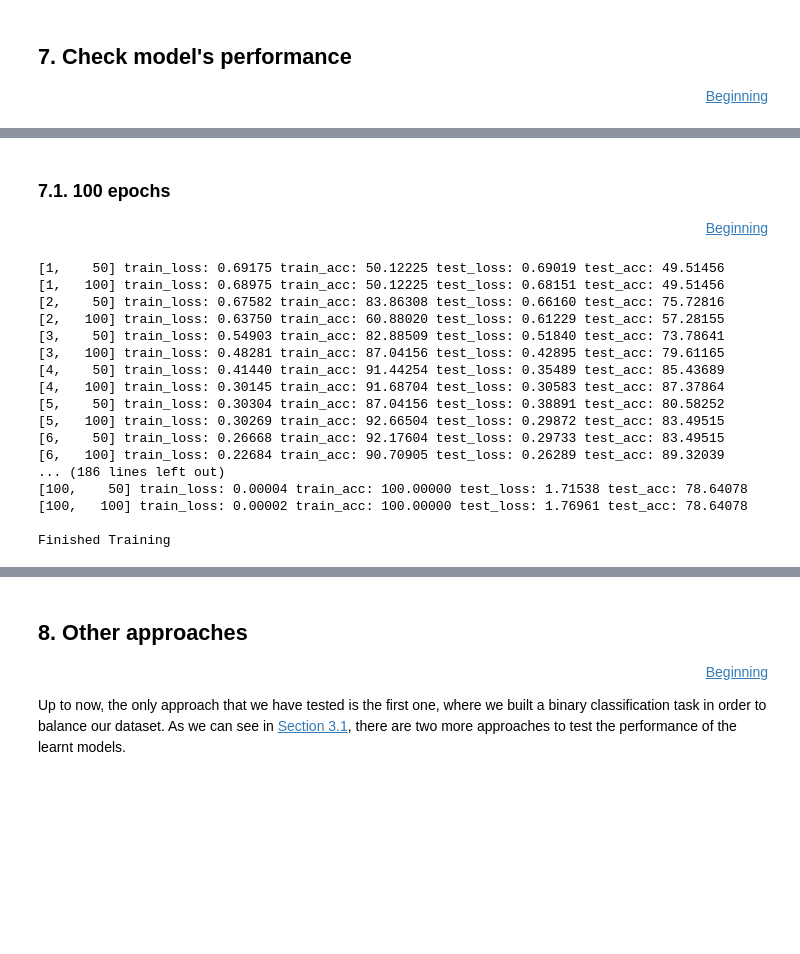
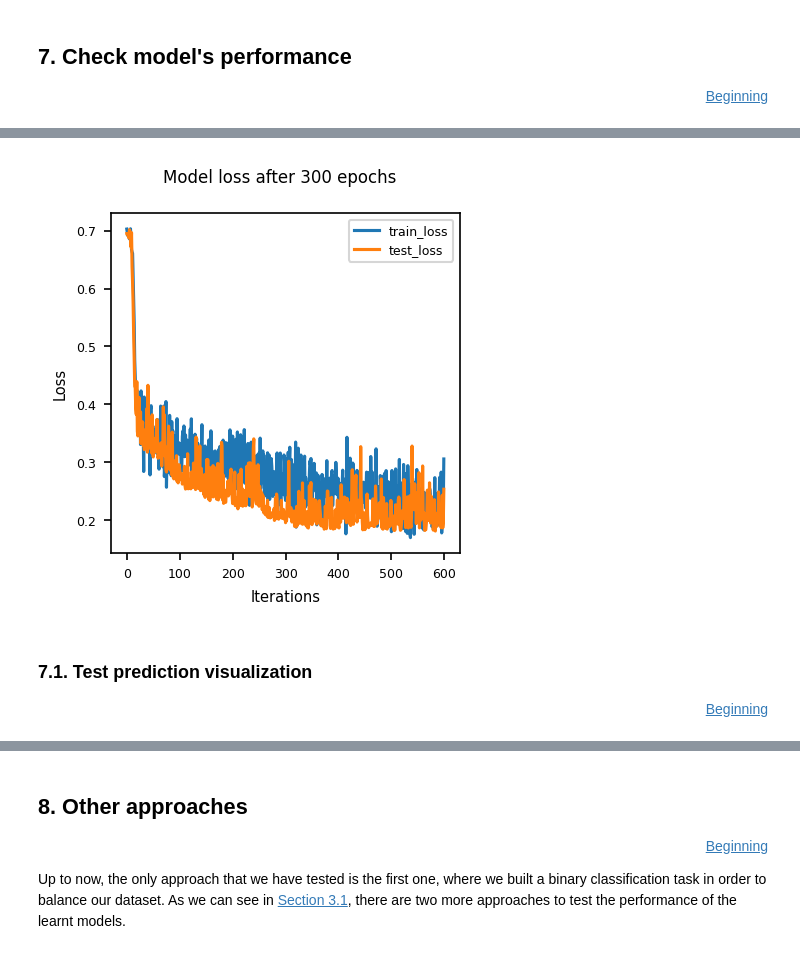
Before and after one commit to Xabilahu/Adversarial-Example-on-2D-Cellular-Automata, a Jupyter notebook: Adversarial_Examples_on_2D_CA.ipynb, the cells around one changed output, grey strips where cells are left out. Drawn from its saved outputs; the diff is of its cells as text; code cells hidden in the pictures; blank space fills up the shorter version.

```diff
--- a/Adversarial_Examples_on_2D_CA.ipynb
+++ b/Adversarial_Examples_on_2D_CA.ipynb
@@ -612,8 +614,8 @@ def train(train_data, test_data, model, epochs, loss_func, optimizer, device, pr
 
             running_loss += loss.item()
             if i % print_freq == print_freq - 1:    # print every 50 mini-batches
-                train_acc, _ = calculate_acc(train_data, model)
-                test_acc, test_loss = calculate_acc(test_data, model, loss_func=loss_func)
+                train_acc, _ = calculate_acc(train_data, model, device=device)
+                test_acc, test_loss = calculate_acc(test_data, model, loss_func=loss_func, device=device)
 
                 print('[%d, %5d] train_loss: %.5f train_acc: %.5f test_loss: %.5f test_acc: %.5f' %
                       (epoch + 1, i + 1, running_loss / 50, train_acc, test_loss, test_acc))
@@ -645,3 +647,11 @@ def train(train_data, test_data, model, epochs, loss_func, optimizer, device, pr
 <a id='section7'></a>
 ## 7. Check model's performance
 <p style="text-align:right;"><a href='#top'>Beginning</a></p>
+# %%
+net = ConvNet()
+criterion = nn.BCELoss()
+optimizer = optim.Adam(net.parameters(), lr=1e-4)
+device = torch.device("cuda:0" if torch.cuda.is_available() else "cpu")
+net = net.to(device)
+
+(train_losses, test_losses), (train_accuracies, test_accuracies) = train(train_dataloader, test_dataloader, net, 300, criterion, optimizer, device)
@@ -648,30 +676,16 @@ def train(train_data, test_data, model, epochs, loss_func, optimizer, device, pr
+# %%
+plt.figure(figsize=(3,3))
+plt.tick_params(axis='both', which='major', labelsize=6)
+plt.plot(train_losses, label='train_loss')
+plt.plot(test_losses, label='test_loss')
+plt.legend(prop={'size': 6})
+plt.suptitle('Model loss after 300 epochs', fontsize=8)
+plt.xlabel('Iterations', fontsize=7)
+plt.ylabel('Loss', fontsize=7)
+plt.show()
+# %% [output]
+[figure, added]
 # %% [markdown]
 <a id='section7.1'></a>
-### 7.1. 100 epochs
+### 7.1. Test prediction visualization
 <p style="text-align:right;"><a href='#top'>Beginning</a></p>
-# %%
-net = ConvNet()
-net = net.to(device)
-criterion = nn.BCELoss()
-optimizer = optim.Adam(net.parameters(), lr=1e-4)
-device = torch.device("cuda:0" if torch.cuda.is_available() else "cpu")
-
-(train_losses, test_losses), (train_accuracies, test_accuracies) = train(train_dataloader, test_dataloader, net, 100, criterion, optimizer, device)
-# %% [output]
-[1,    50] train_loss: 0.69175 train_acc: 50.12225 test_loss: 0.69019 test_acc: 49.51456
-[1,   100] train_loss: 0.68975 train_acc: 50.12225 test_loss: 0.68151 test_acc: 49.51456
-[2,    50] train_loss: 0.67582 train_acc: 83.86308 test_loss: 0.66160 test_acc: 75.72816
-[2,   100] train_loss: 0.63750 train_acc: 60.88020 test_loss: 0.61229 test_acc: 57.28155
-[3,    50] train_loss: 0.54903 train_acc: 82.88509 test_loss: 0.51840 test_acc: 73.78641
-[3,   100] train_loss: 0.48281 train_acc: 87.04156 test_loss: 0.42895 test_acc: 79.61165
-[4,    50] train_loss: 0.41440 train_acc: 91.44254 test_loss: 0.35489 test_acc: 85.43689
-[4,   100] train_loss: 0.30145 train_acc: 91.68704 test_loss: 0.30583 test_acc: 87.37864
-[5,    50] train_loss: 0.30304 train_acc: 87.04156 test_loss: 0.38891 test_acc: 80.58252
-[5,   100] train_loss: 0.30269 train_acc: 92.66504 test_loss: 0.29872 test_acc: 83.49515
-[6,    50] train_loss: 0.26668 train_acc: 92.17604 test_loss: 0.29733 test_acc: 83.49515
-[6,   100] train_loss: 0.22684 train_acc: 90.70905 test_loss: 0.26289 test_acc: 89.32039
-... (186 lines left out)
-[100,    50] train_loss: 0.00004 train_acc: 100.00000 test_loss: 1.71538 test_acc: 78.64078
-[100,   100] train_loss: 0.00002 train_acc: 100.00000 test_loss: 1.76961 test_acc: 78.64078
-
-Finished Training
```
Also changed, not shown: parts of 26 cells of this notebook.
